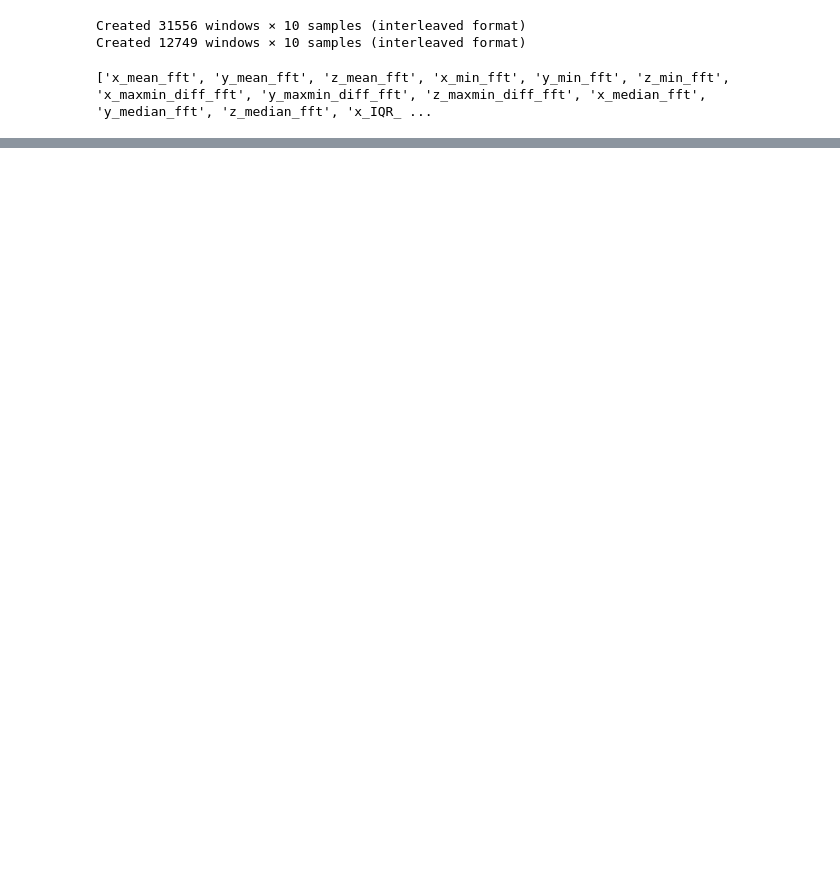
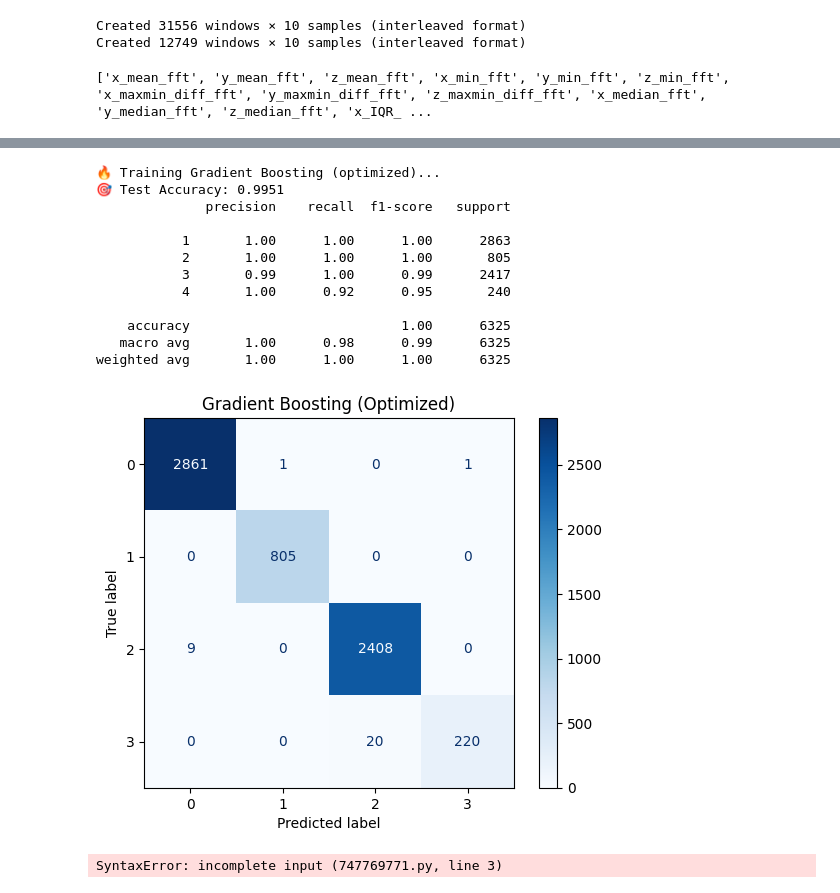
Before and after one commit to tranhuunam00/Master_2024, a Jupyter notebook: new_sleep_posture_2025/train/train.ipynb, the cells around one changed output, grey strips where cells are left out. Saved outputs shown, nothing was run; the diff lists cells and outputs as text; code cells hidden in the pictures; blank space fills up the shorter version.

```diff
--- a/new_sleep_posture_2025/train/train.ipynb
+++ b/new_sleep_posture_2025/train/train.ipynb
@@ -66,0 +232,23 @@ features_all_test = pd.concat([features_test, features_fft_test], axis=1)
+# %%
+from models import train_GB
+modelSVM = train_GB(features_all, features_all_test, train_labels, train_labels_test)
+# %% [output]
+🔥 Training Gradient Boosting (optimized)...
+🎯 Test Accuracy: 0.9951
+              precision    recall  f1-score   support
+
+           1       1.00      1.00      1.00      2863
+           2       1.00      1.00      1.00       805
+           3       0.99      1.00      0.99      2417
+           4       1.00      0.92      0.95       240
+
+    accuracy                           1.00      6325
+   macro avg       1.00      0.98      0.99      6325
+weighted avg       1.00      1.00      1.00      6325
+[figure, added]
+# %%
+from models import train_NN_raw
+modelSVM = train_NN_raw(total_list_NN, total_list_NN_test,
+                    train_labels_NN, train_labels_NN_test)
+# %% [output]
+SyntaxError: incomplete input (747769771.py, line 3)
```
Also changed, not shown: parts of 12 cells of this notebook, 4 other files.
